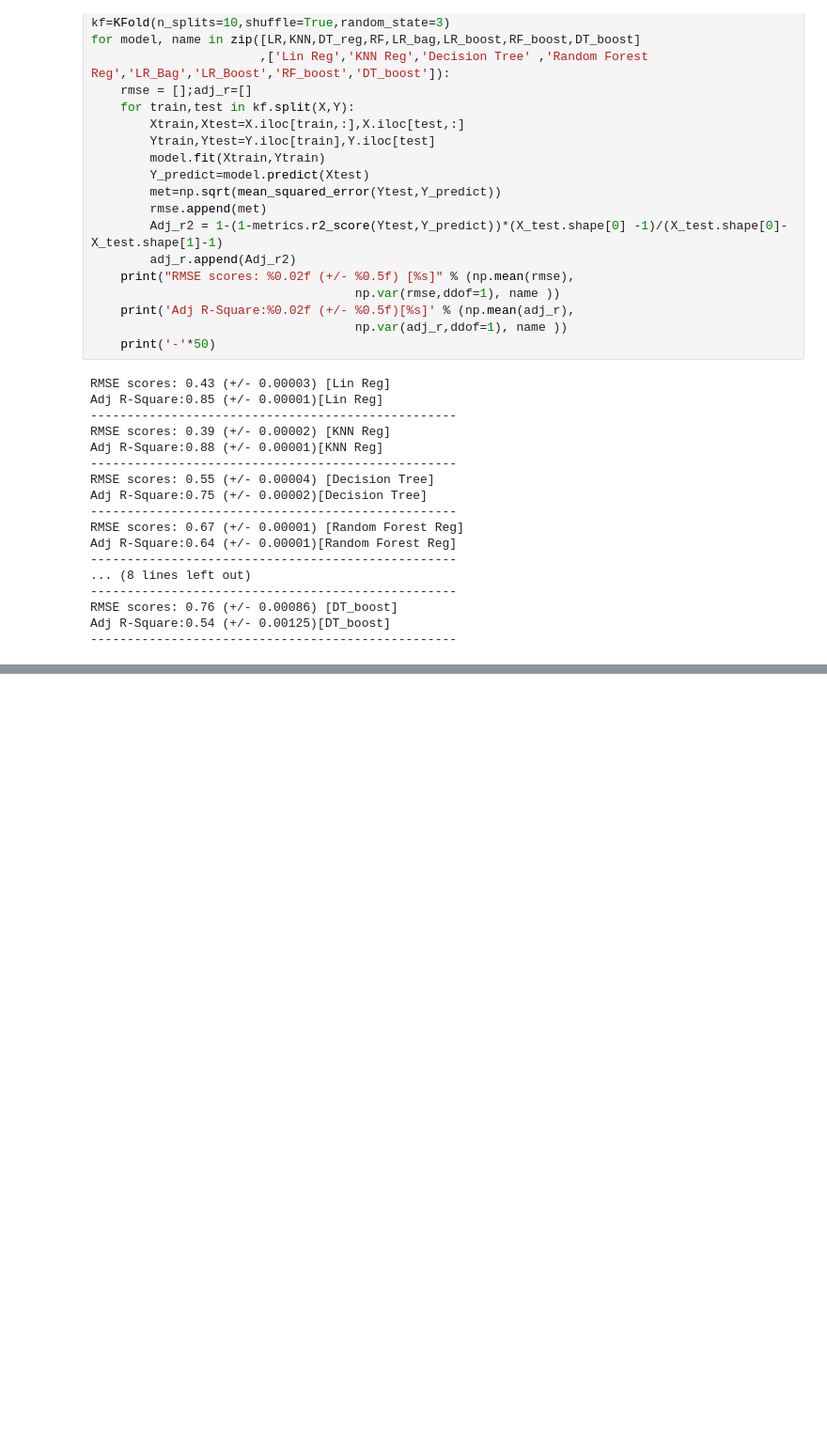
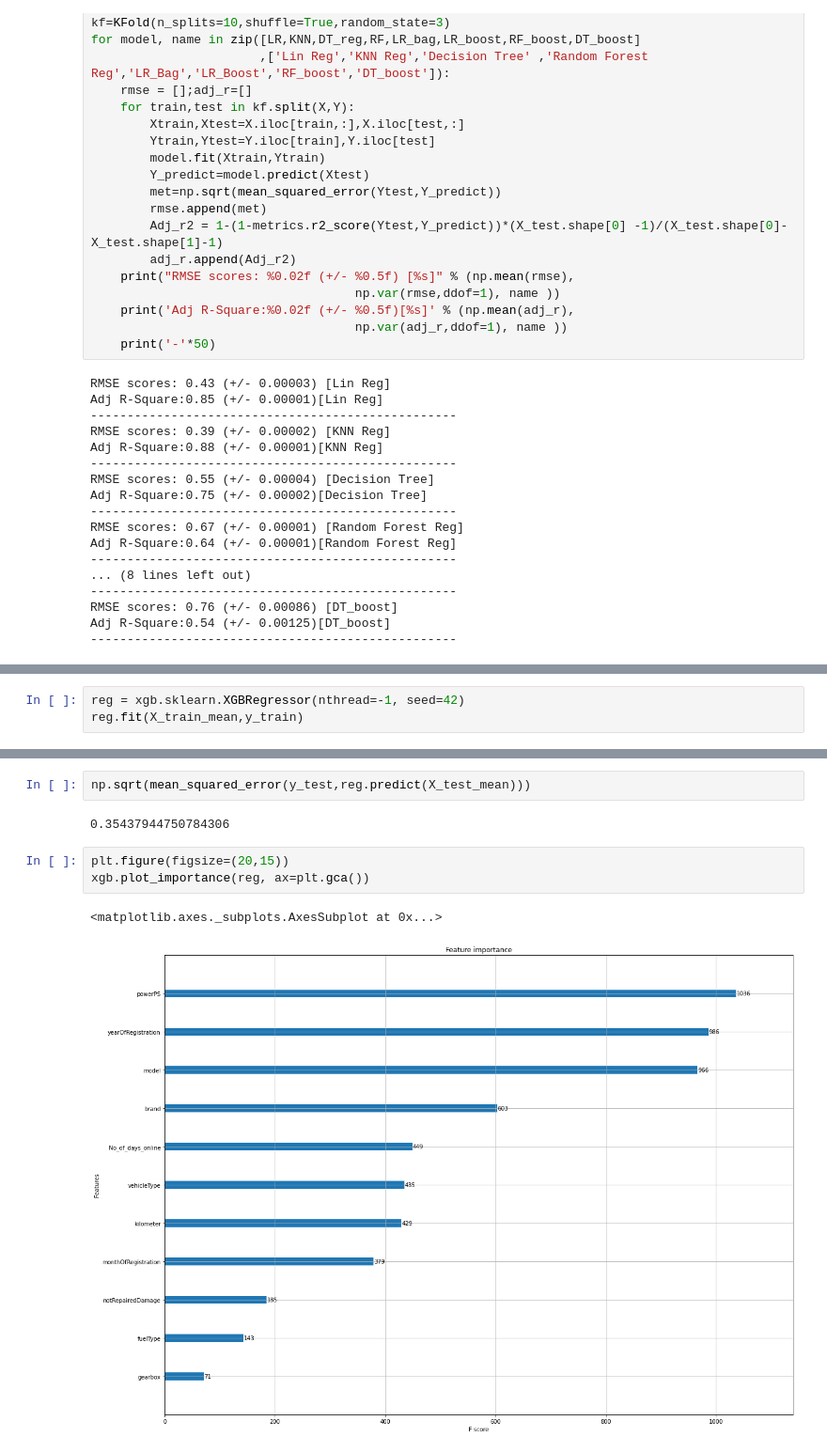
Before and after one commit to pratikasarkar/Used-Car-Price-Prediction, a Jupyter notebook: model.ipynb, the cells around one changed output, grey strips where cells are left out. Shown at 94% size. Cells and saved outputs as stored; diff of their text form; blank space fills up the shorter version.

```diff
--- a/model.ipynb
+++ b/model.ipynb
@@ -427,0 +437,3 @@ Adj R-Square:0.54 (+/- 0.00125)[DT_boost]
+# %%
+reg = xgb.sklearn.XGBRegressor(nthread=-1, seed=42)
+reg.fit(X_train_mean,y_train)
@@ -427,0 +450,10 @@ Adj R-Square:0.54 (+/- 0.00125)[DT_boost]
+# %%
+np.sqrt(mean_squared_error(y_test,reg.predict(X_test_mean)))
+# %% [output]
+0.35437944750784306
+# %%
+plt.figure(figsize=(20,15))
+xgb.plot_importance(reg, ax=plt.gca())
+# %% [output]
+<matplotlib.axes._subplots.AxesSubplot at 0x...>
+[figure, added]
```
Also changed, not shown: parts of 21 cells of this notebook.
